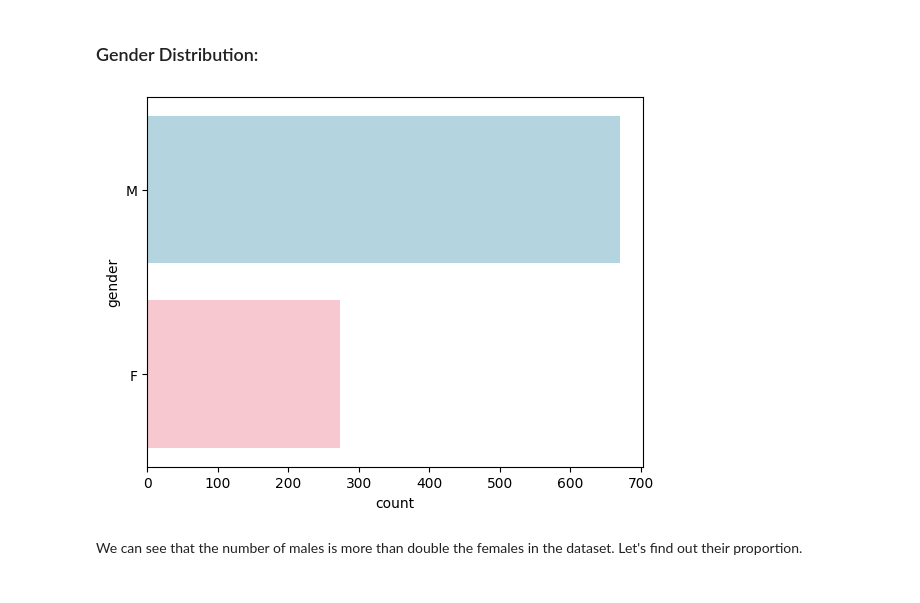
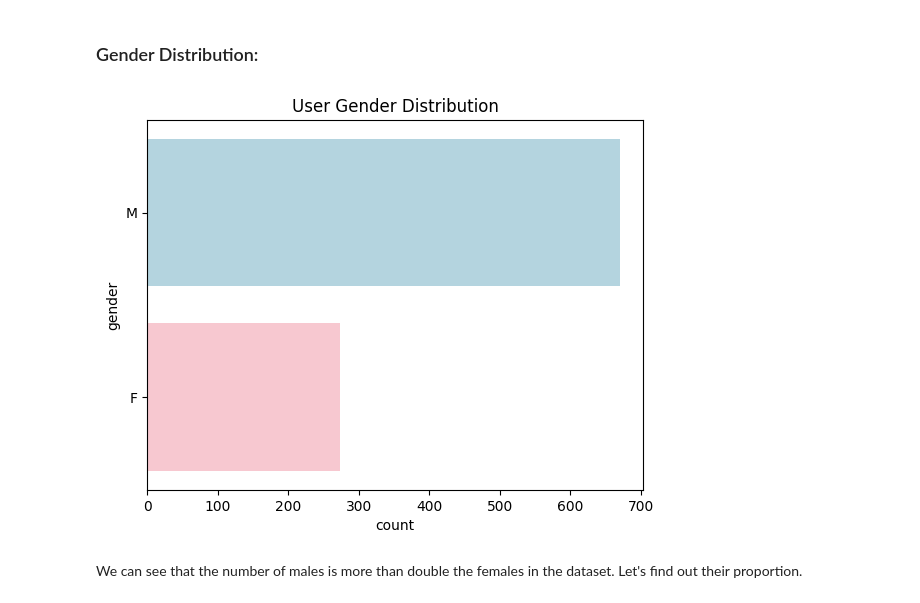
Before and after one commit to HamadaSalhab/movie-recommender-system, a Jupyter notebook: notebooks/1.0-initial-data-exploration.ipynb, the cells around one changed output. Drawn from its saved outputs; the diff is of its cells as text; code cells hidden in the pictures.

```diff
--- a/notebooks/1.0-initial-data-exploration.ipynb
+++ b/notebooks/1.0-initial-data-exploration.ipynb
@@ -229,9 +232,10 @@ round(proportion, 2)
 ### Gender Distribution:
 # %%
 sns.countplot(users_df['gender'], palette=['lightblue','pink'])
+plt.title('User Gender Distribution')
 plt.show()
 # %% [output]
-[figure, old version]
+[figure, new version]
 # %% [markdown]
 We can see that the number of males is more than double the females in the dataset. Let's find out their proportion.
 # %%
```
Also changed, not shown: parts of 11 cells of this notebook.
